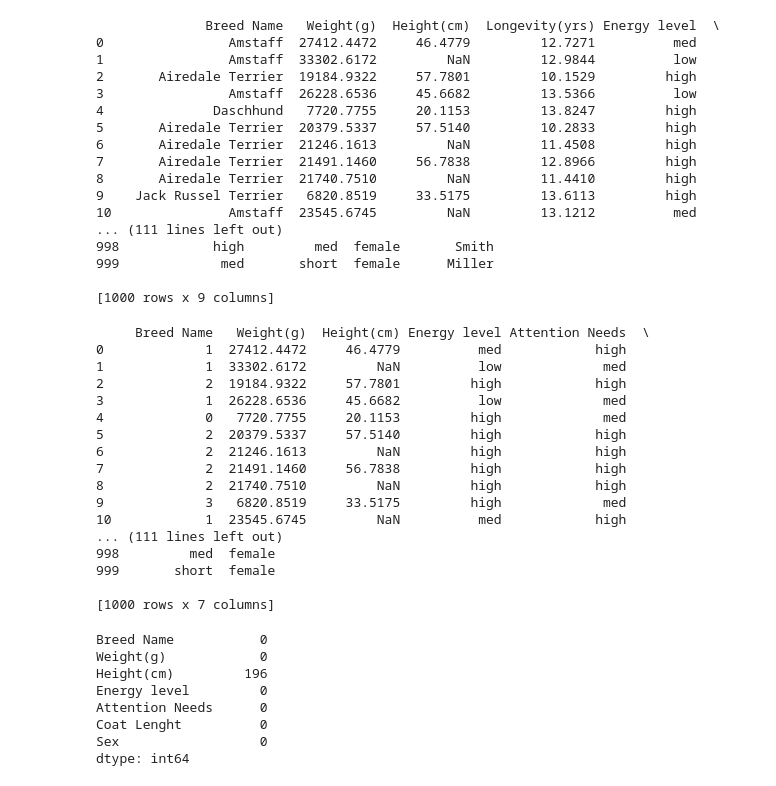
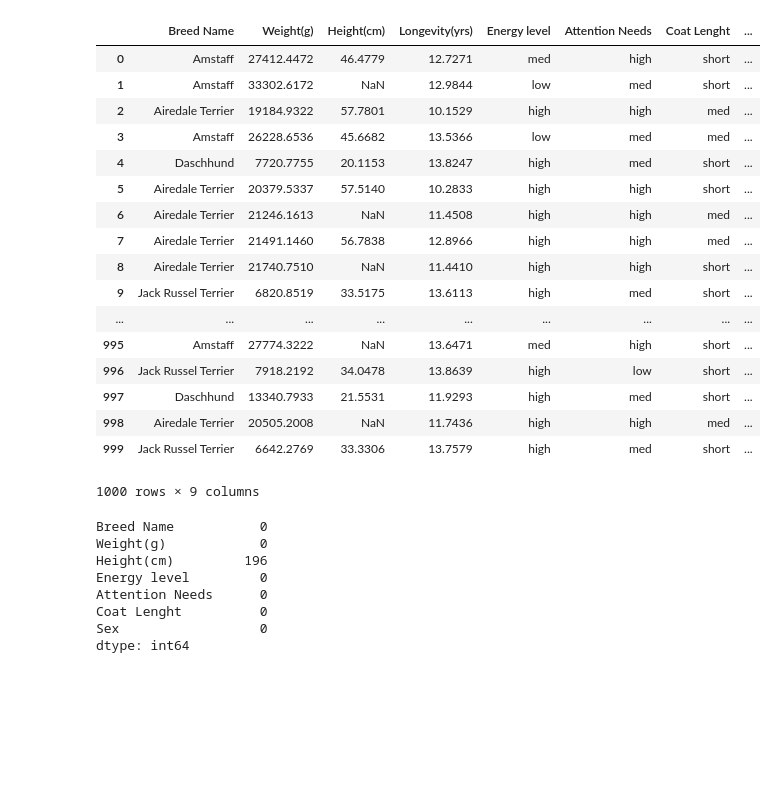
Before and after one commit to daneel95/Master_Homework, a Jupyter notebook: DataMiningHomework/Homework_1/Homework1_DanielNinelHolteiu_407.ipynb, the cells around one changed output. Saved outputs shown, nothing was run; the diff lists cells and outputs as text; code cells hidden in the pictures; blank space fills up the shorter version.

```diff
--- a/DataMiningHomework/Homework_1/Homework1_DanielNinelHolteiu_407.ipynb
+++ b/DataMiningHomework/Homework_1/Homework1_DanielNinelHolteiu_407.ipynb
@@ -12,26 +12,27 @@ import matplotlib.pyplot as plt
 %matplotlib inline
 # %%
 dataset = pd.read_csv("Holteiu_N_Daniel_Ninel_train.csv")
-# %%
-print(dataset)
-# %% [output]
-              Breed Name   Weight(g)  Height(cm)  Longevity(yrs) Energy level  \
-0                Amstaff  27412.4472     46.4779         12.7271          med
-1                Amstaff  33302.6172         NaN         12.9844          low
-2       Airedale Terrier  19184.9322     57.7801         10.1529         high
-3                Amstaff  26228.6536     45.6682         13.5366          low
-4              Daschhund   7720.7755     20.1153         13.8247         high
-5       Airedale Terrier  20379.5337     57.5140         10.2833         high
-6       Airedale Terrier  21246.1613         NaN         11.4508         high
-7       Airedale Terrier  21491.1460     56.7838         12.8966         high
-8       Airedale Terrier  21740.7510         NaN         11.4410         high
-9    Jack Russel Terrier   6820.8519     33.5175         13.6113         high
-10               Amstaff  23545.6745         NaN         13.1212          med
-... (111 lines left out)
-998            high         med  female       Smith
-999             med       short  female      Miller
-
-[1000 rows x 9 columns]
+# %%
+dataset
+# %% [output]
+|  | Breed Name | Weight(g) | Height(cm) | Longevity(yrs) | Energy level | Attention Needs | Coat Lenght | ... |
+| 0 | Amstaff | 27412.4472 | 46.4779 | 12.7271 | med | high | short | ... |
+| 1 | Amstaff | 33302.6172 | NaN | 12.9844 | low | med | short | ... |
+| 2 | Airedale Terrier | 19184.9322 | 57.7801 | 10.1529 | high | high | med | ... |
+| 3 | Amstaff | 26228.6536 | 45.6682 | 13.5366 | low | med | med | ... |
+| 4 | Daschhund | 7720.7755 | 20.1153 | 13.8247 | high | med | short | ... |
+| 5 | Airedale Terrier | 20379.5337 | 57.5140 | 10.2833 | high | high | short | ... |
+| 6 | Airedale Terrier | 21246.1613 | NaN | 11.4508 | high | high | med | ... |
+| 7 | Airedale Terrier | 21491.1460 | 56.7838 | 12.8966 | high | high | med | ... |
+| 8 | Airedale Terrier | 21740.7510 | NaN | 11.4410 | high | high | short | ... |
+| 9 | Jack Russel Terrier | 6820.8519 | 33.5175 | 13.6113 | high | med | short | ... |
+| ... | ... | ... | ... | ... | ... | ... | ... | ... |
+| 995 | Amstaff | 27774.3222 | NaN | 13.6471 | med | high | short | ... |
+| 996 | Jack Russel Terrier | 7918.2192 | 34.0478 | 13.8639 | high | low | short | ... |
+| 997 | Daschhund | 13340.7933 | 21.5531 | 11.9293 | high | med | short | ... |
+| 998 | Airedale Terrier | 20505.2008 | NaN | 11.7436 | high | high | med | ... |
+| 999 | Jack Russel Terrier | 6642.2769 | 33.3306 | 13.7579 | high | med | short | ... |
+1000 rows × 9 columns
 # %%
 # Task 1
 # %%
@@ -46,25 +47,6 @@ modified_dataset['Breed Name'] = modified_dataset['Breed Name'].map(lambda el: b
 modified_dataset = modified_dataset.drop('Longevity(yrs)', axis=1)
 # Also getting rid of Owner Name (makes no sense for us) - Results don't depend on Owner Name
 modified_dataset = modified_dataset.drop('Owner Name', axis=1)
-print(modified_dataset)
-# %% [output]
-     Breed Name   Weight(g)  Height(cm) Energy level Attention Needs  \
-0             1  27412.4472     46.4779          med            high
-1             1  33302.6172         NaN          low             med
-2             2  19184.9322     57.7801         high            high
-3             1  26228.6536     45.6682          low             med
-4             0   7720.7755     20.1153         high             med
-5             2  20379.5337     57.5140         high            high
-6             2  21246.1613         NaN         high            high
-7             2  21491.1460     56.7838         high            high
-8             2  21740.7510         NaN         high            high
-9             3   6820.8519     33.5175         high             med
-10            1  23545.6745         NaN          med            high
-... (111 lines left out)
-998         med  female
-999       short  female
-
-[1000 rows x 7 columns]
 # %%
 # Handling Missing Data
 print(modified_dataset.isnull().sum())
```
Also changed, not shown: parts of 26 cells of this notebook.
